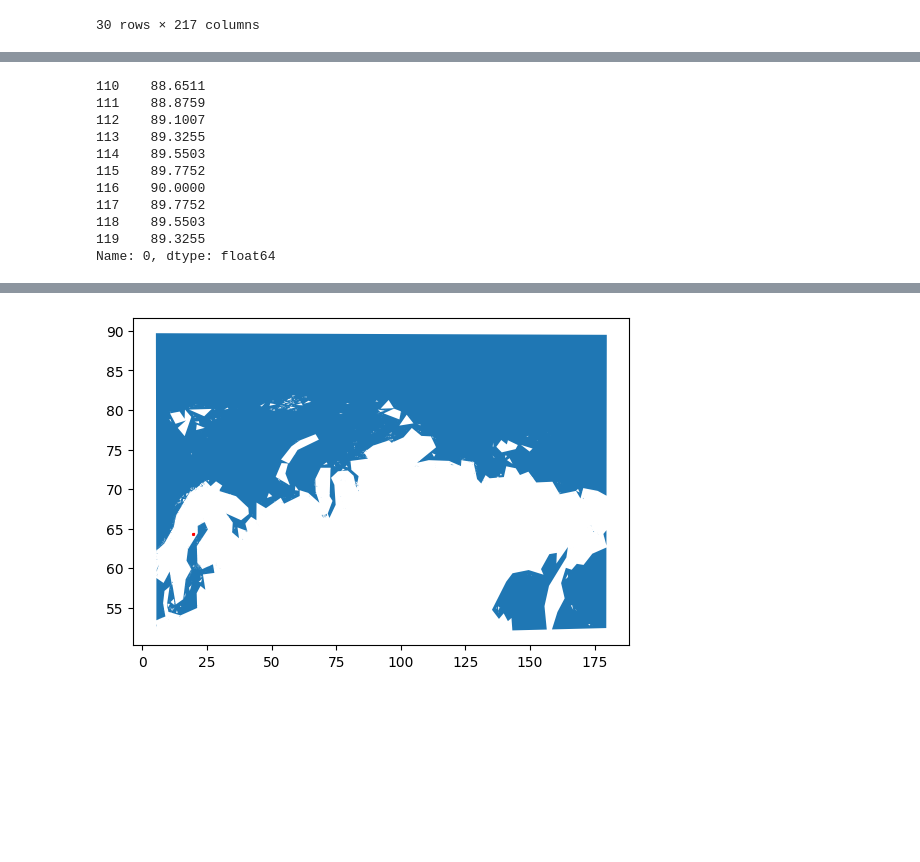
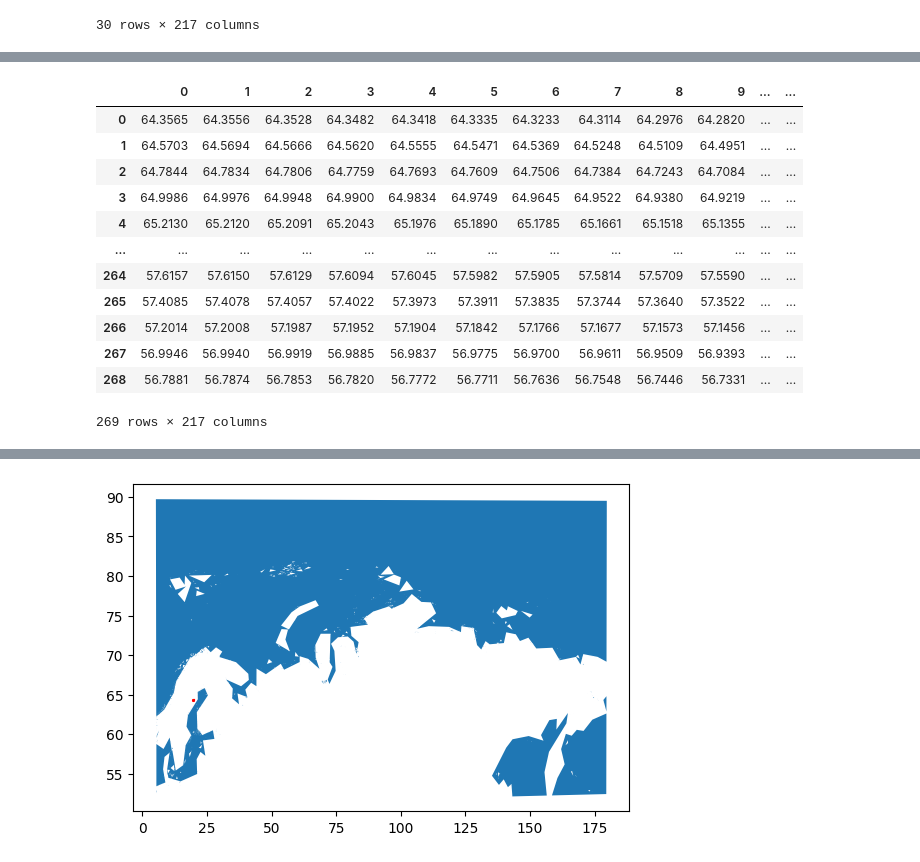
Before and after one commit to SamocatBestTeam/Ledokolych, a Jupyter notebook: data_loading.ipynb, the cells around one changed output, grey strips where cells are left out. Cells and saved outputs as stored; diff of their text form; code cells hidden in the pictures; blank space fills up the shorter version.

```diff
--- a/data_loading.ipynb
+++ b/data_loading.ipynb
@@ -116,19 +118,21 @@ Name: 0, dtype: int64
 # %%
 # col = data_velocity_lat[:][0]
 # col[col == 90]
-data_velocity_lat[110:120][0]
+data_velocity_lat
 # %% [output]
+|  | 0 | 1 | 2 | 3 | 4 | 5 | 6 | 7 | 8 | 9 | ... | ... |
+| 0 | 64.3565 | 64.3556 | 64.3528 | 64.3482 | 64.3418 | 64.3335 | 64.3233 | 64.3114 | 64.2976 | 64.2820 | ... | ... |
+| 1 | 64.5703 | 64.5694 | 64.5666 | 64.5620 | 64.5555 | 64.5471 | 64.5369 | 64.5248 | 64.5109 | 64.4951 | ... | ... |
+| 2 | 64.7844 | 64.7834 | 64.7806 | 64.7759 | 64.7693 | 64.7609 | 64.7506 | 64.7384 | 64.7243 | 64.7084 | ... | ... |
+| 3 | 64.9986 | 64.9976 | 64.9948 | 64.9900 | 64.9834 | 64.9749 | 64.9645 | 64.9522 | 64.9380 | 64.9219 | ... | ... |
+| 4 | 65.2130 | 65.2120 | 65.2091 | 65.2043 | 65.1976 | 65.1890 | 65.1785 | 65.1661 | 65.1518 | 65.1355 | ... | ... |
+| ... | ... | ... | ... | ... | ... | ... | ... | ... | ... | ... | ... | ... |
+| 264 | 57.6157 | 57.6150 | 57.6129 | 57.6094 | 57.6045 | 57.5982 | 57.5905 | 57.5814 | 57.5709 | 57.5590 | ... | ... |
+| 265 | 57.4085 | 57.4078 | 57.4057 | 57.4022 | 57.3973 | 57.3911 | 57.3835 | 57.3744 | 57.3640 | 57.3522 | ... | ... |
+| 266 | 57.2014 | 57.2008 | 57.1987 | 57.1952 | 57.1904 | 57.1842 | 57.1766 | 57.1677 | 57.1573 | 57.1456 | ... | ... |
+| 267 | 56.9946 | 56.9940 | 56.9919 | 56.9885 | 56.9837 | 56.9775 | 56.9700 | 56.9611 | 56.9509 | 56.9393 | ... | ... |
+| 268 | 56.7881 | 56.7874 | 56.7853 | 56.7820 | 56.7772 | 56.7711 | 56.7636 | 56.7548 | 56.7446 | 56.7331 | ... | ... |
-110    88.6511
-111    88.8759
-112    89.1007
-113    89.3255
-114    89.5503
-115    89.7752
-116    90.0000
-117    89.7752
-118    89.5503
-119    89.3255
-Name: 0, dtype: float64
+269 rows × 217 columns
 # %%
 wb = load_workbook(filename = "Dataset/ГрафДанные.xlsx")
 
```
Also changed, not shown: parts of 3 cells of this notebook.
